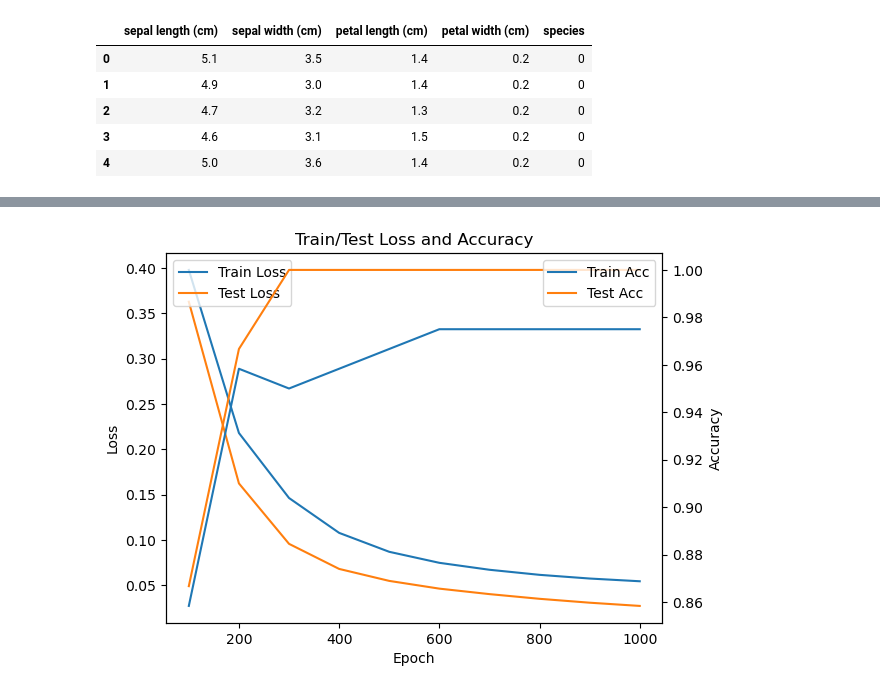
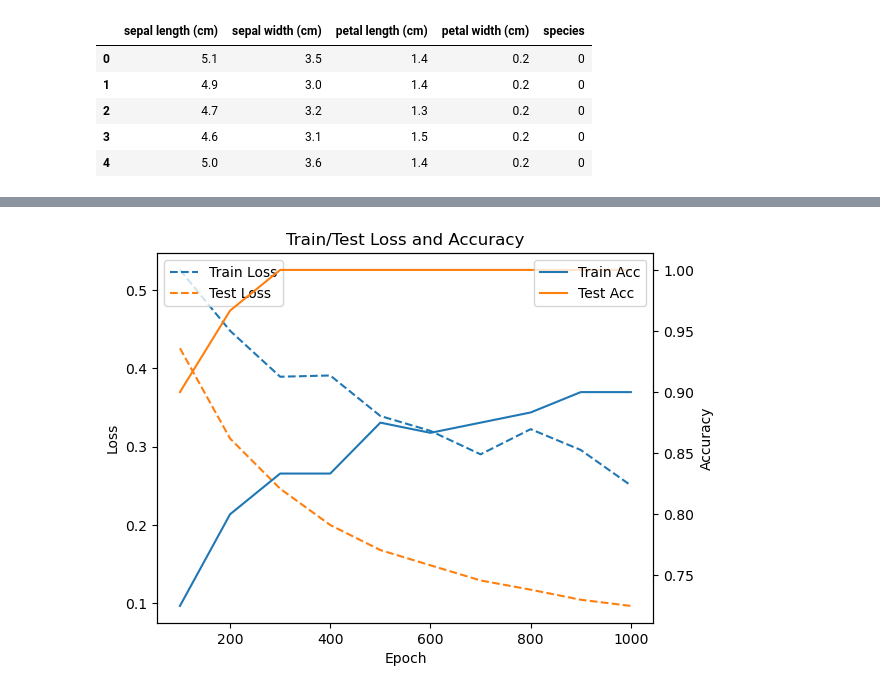
Before and after one commit to nasoskar/ProgrAndMaths, a Jupyter notebook: task1/test.ipynb, the cells around one changed output, grey strips where cells are left out. Drawn from its saved outputs; the diff is of its cells as text; code cells hidden in the pictures.

```diff
--- a/task1/test.ipynb
+++ b/task1/test.ipynb
@@ -172,7 +194,7 @@ num_epochs = 1000
 # define architecture by a list
 sizes = [input_size] + hidden_sizes + [num_classes]
 # initialize neural network
-nn = NeuralNet(sizes=sizes, learning_rate=learning_rate)
+nn = NeuralNet(sizes=sizes, learning_rate=learning_rate, keep_prob=0.8)
 
 
 # history for plots
@@ -188,7 +210,7 @@ test_accs = []
 for epoch in range(num_epochs):
 
     # forward on train
-    y_pred_train = nn.forward(X_train)
+    y_pred_train = nn.forward(X_train, training=True)
 
     # train loss
     train_loss = nn.compute_loss(y_pred_train, y_train_oh)
@@ -203,7 +225,7 @@ for epoch in range(num_epochs):
         train_acc = np.mean(train_preds == y_train)
 
         # forward on test
-        y_pred_test = nn.forward(X_test)
+        y_pred_test = nn.forward(X_test,  training=False)
 
         # test loss
         test_loss = nn.compute_loss(y_pred_test, y_test_oh)
@@ -235,24 +257,38 @@ Epoch 1000 | Train loss: 0.0545 | Test loss: 0.0273 | Train acc: 0.9750 | Test a
 # %%
 import matplotlib.pyplot as plt
 
-# Plot loss and accuracy
-fig, ax1 = plt.subplots()
+# Create figure and axes
+fig, ax1 = plt.subplots()   # <<< REQUIRED
 
-# Loss on left y-axis
-ax1.plot(epochs_record, train_losses, label="Train Loss")
-ax1.plot(epochs_record, test_losses, label="Test Loss")
+# Loss on left y-axis (dashed)
+ax1.plot(
+    epochs_record, train_losses,
+    label="Train Loss", linestyle="--", color="tab:blue"
+)
+ax1.plot(
+    epochs_record, test_losses,
+    label="Test Loss", linestyle="--", color="tab:orange"
+)
+
 ax1.set_xlabel("Epoch")
 ax1.set_ylabel("Loss")
 ax1.legend(loc="upper left")
 
-# Accuracy on right y-axis
+# Accuracy on right y-axis (solid)
 ax2 = ax1.twinx()
-ax2.plot(epochs_record, train_accs, label="Train Acc")
-ax2.plot(epochs_record, test_accs, label="Test Acc")
+ax2.plot(
+    epochs_record, train_accs,
+    label="Train Acc", color="tab:blue"
+)
+ax2.plot(
+    epochs_record, test_accs,
+    label="Test Acc", color="tab:orange"
+)
+
 ax2.set_ylabel("Accuracy")
 ax2.legend(loc="upper right")
 
 plt.title("Train/Test Loss and Accuracy")
 plt.show()
 # %% [output]
-[figure, old version]
+[figure, new version]
```
Also changed, not shown: parts of 2 cells of this notebook.
